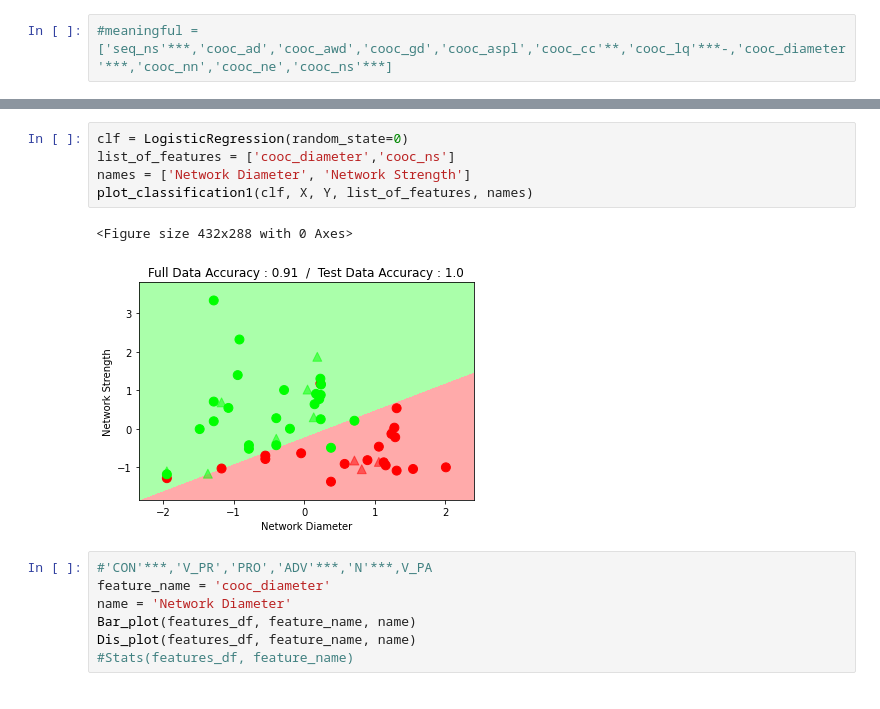
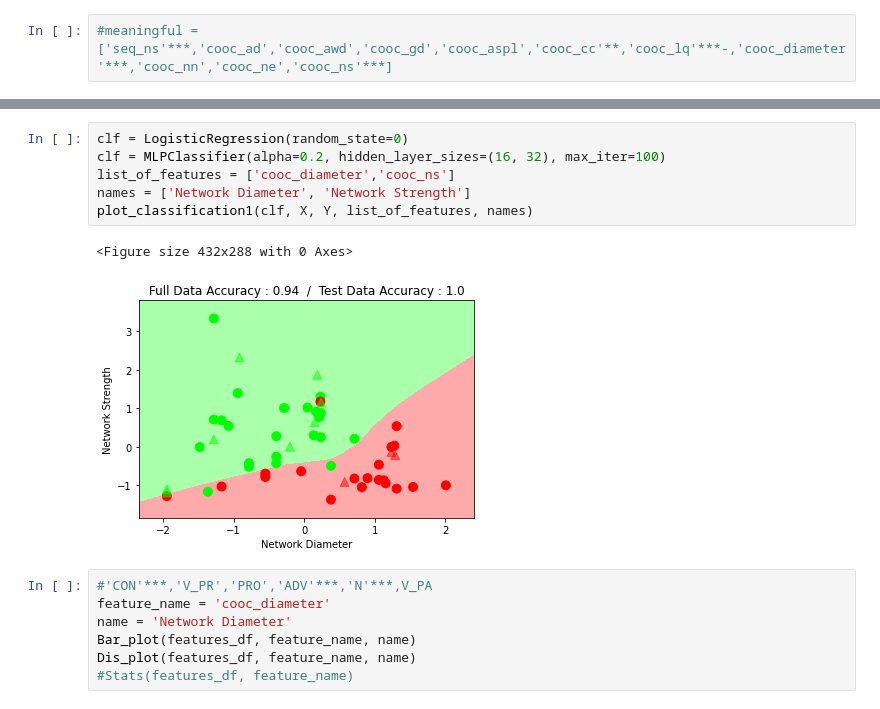
Before and after one commit to bebet75/speech_graph_farsi, a Jupyter notebook: test2.ipynb, the cells around one changed output, grey strips where cells are left out. Cells and saved outputs as stored; diff of their text form.

```diff
--- a/test2.ipynb
+++ b/test2.ipynb
@@ -360,11 +473,12 @@ plot_classification1(clf, X, Y, list_of_features, names)
 # %%
 clf = LogisticRegression(random_state=0)
+clf = MLPClassifier(alpha=0.2, hidden_layer_sizes=(16, 32), max_iter=100)
 list_of_features = ['cooc_diameter','cooc_ns']
 names = ['Network Diameter', 'Network Strength']
 plot_classification1(clf, X, Y, list_of_features, names)
 # %% [output]
 <Figure size 432x288 with 0 Axes>
-[figure, old version]
+[figure, new version]
 # %%
 #'CON'***,'V_PR','PRO','ADV'***,'N'***,V_PA
 feature_name = 'cooc_diameter'
```
Also changed, not shown: parts of 9 cells of this notebook, 3 other files.
